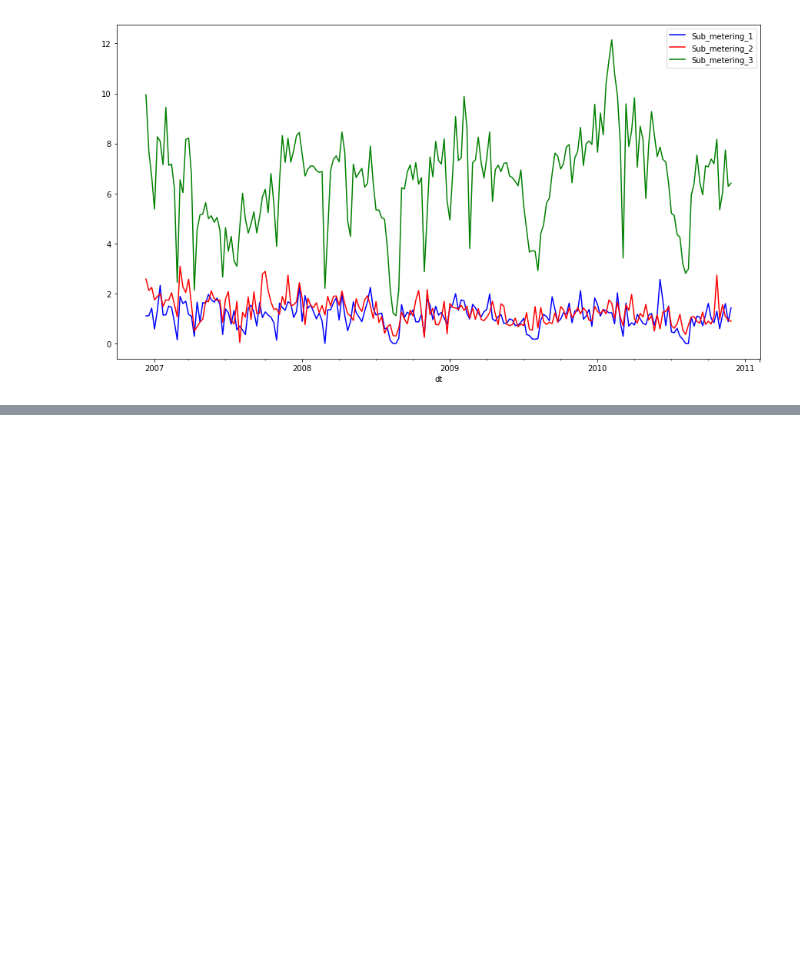
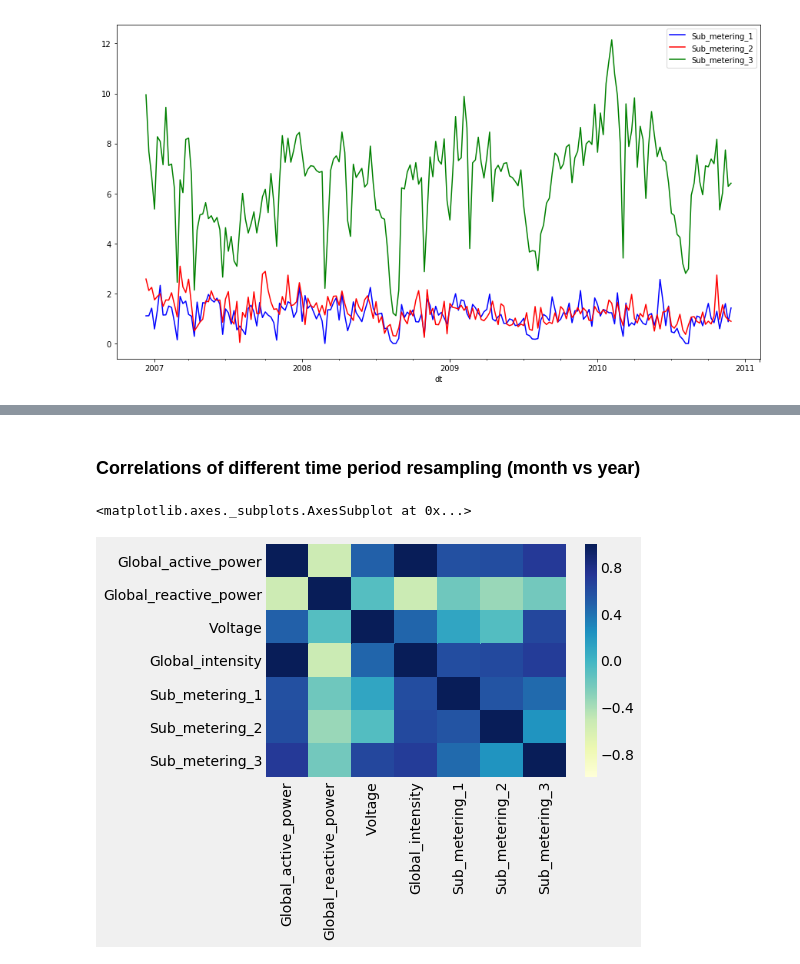
Before and after one commit to jasonchanhku/Keras, a Jupyter notebook: misc/household.ipynb, the cells around one changed output, grey strips where cells are left out. Saved outputs shown, nothing was run; the diff lists cells and outputs as text; code cells hidden in the pictures; blank space fills up the shorter version.

```diff
--- a/misc/household.ipynb
+++ b/misc/household.ipynb
@@ -239,0 +272,8 @@ plt.show()
+# %% [markdown]
+### Correlations of different time period resampling (month vs year)
+# %%
+sns.heatmap(df.resample('M').mean().corr(method="spearman"), xticklabels=df_corr.columns.values,
+            yticklabels=df_corr.columns.values, vmax=1, vmin=-1, cmap="YlGnBu")
+# %% [output]
+<matplotlib.axes._subplots.AxesSubplot at 0x...>
+[figure, added]
```
Also changed, not shown: parts of 40 cells of this notebook.
